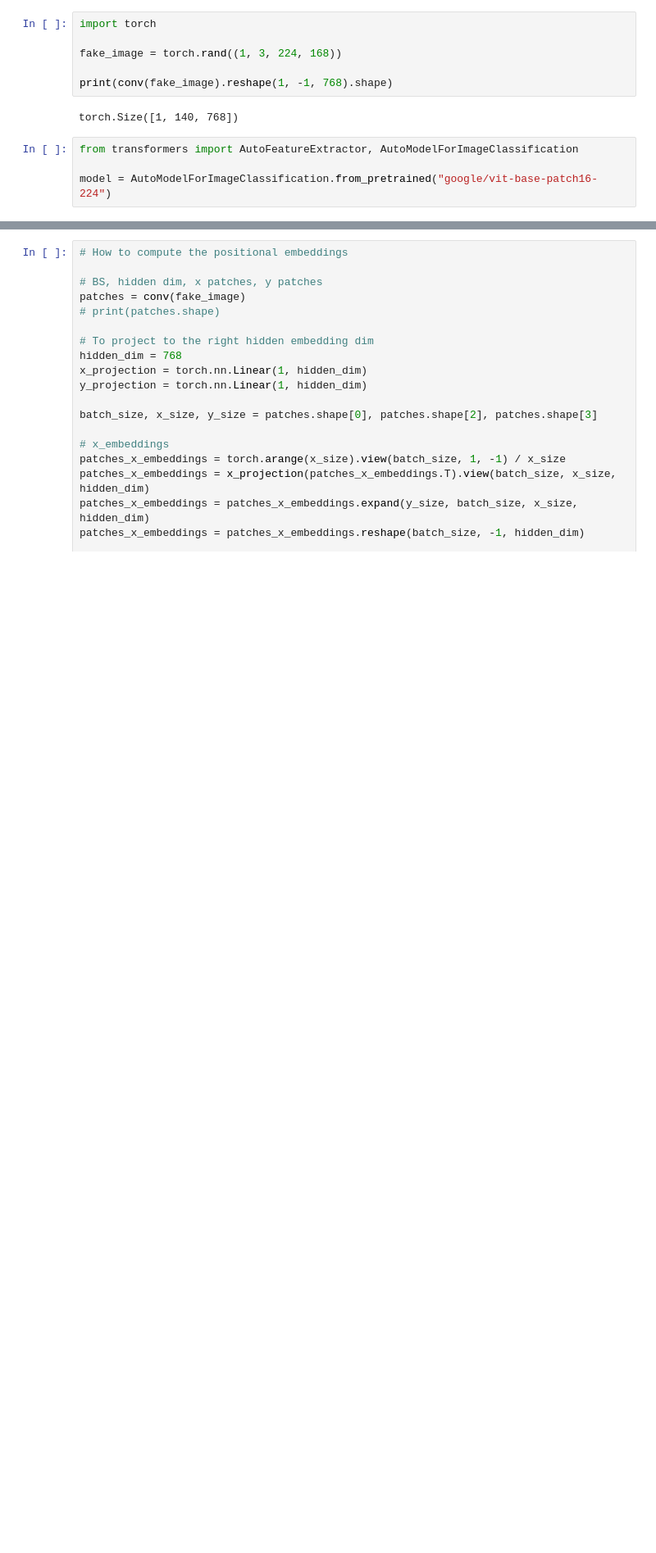
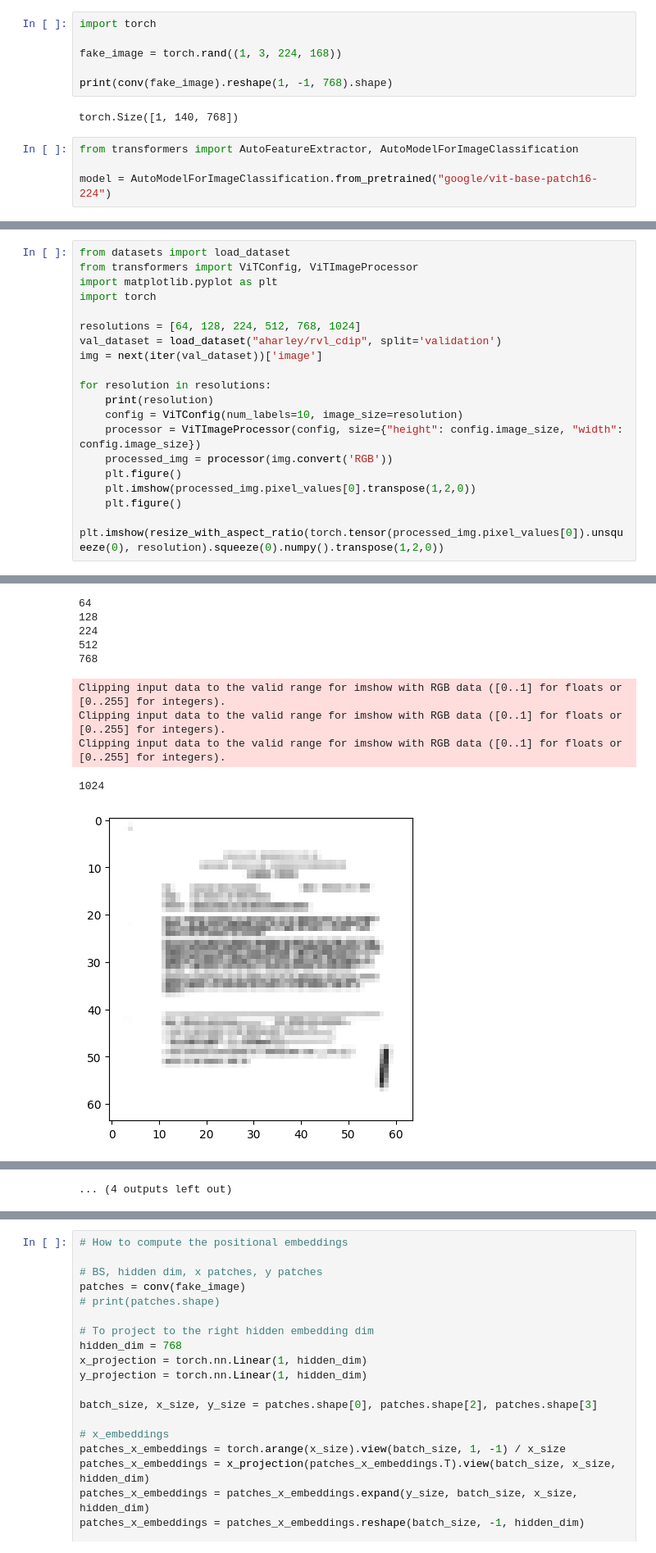
Before and after one commit to arnaudstiegler/learning_resources, a Jupyter notebook: patch_n_pack/playground.ipynb, the cells around one changed output, grey strips where cells are left out. Shown at 82% size. Cells and saved outputs as stored; diff of their text form; blank space fills up the shorter version.

```diff
--- a/patch_n_pack/playground.ipynb
+++ b/patch_n_pack/playground.ipynb
@@ -27,0 +58,20 @@ ValueError: Input image size (224*168) doesn't match model (224*224).
+# %%
+from datasets import load_dataset
+from transformers import ViTConfig, ViTImageProcessor
+import matplotlib.pyplot as plt
+import torch
+
+resolutions = [64, 128, 224, 512, 768, 1024]
+val_dataset = load_dataset("aharley/rvl_cdip", split='validation')
+img = next(iter(val_dataset))['image']
+
+for resolution in resolutions:
+    print(resolution)
+    config = ViTConfig(num_labels=10, image_size=resolution)
+    processor = ViTImageProcessor(config, size={"height": config.image_size, "width": config.image_size})
+    processed_img = processor(img.convert('RGB'))
+    plt.figure()
+    plt.imshow(processed_img.pixel_values[0].transpose(1,2,0))
+    plt.figure()
+    plt.imshow(resize_with_aspect_ratio(torch.tensor(processed_img.pixel_values[0]).unsqueeze(0), resolution).squeeze(0).numpy().transpose(1,2,0))
+# %% [output]
@@ -27,0 +85,10 @@ ValueError: Input image size (224*168) doesn't match model (224*224).
+64
+128
+224
+512
+768
+Clipping input data to the valid range for imshow with RGB data ([0..1] for floats or [0..255] for integers).
+Clipping input data to the valid range for imshow with RGB data ([0..1] for floats or [0..255] for integers).
+Clipping input data to the valid range for imshow with RGB data ([0..1] for floats or [0..255] for integers).
+1024
+[figure, added]
@@ -27,0 +102 @@ ValueError: Input image size (224*168) doesn't match model (224*224).
+... (4 outputs left out)
```
Also changed, not shown: parts of 5 cells of this notebook, 1 other file.
